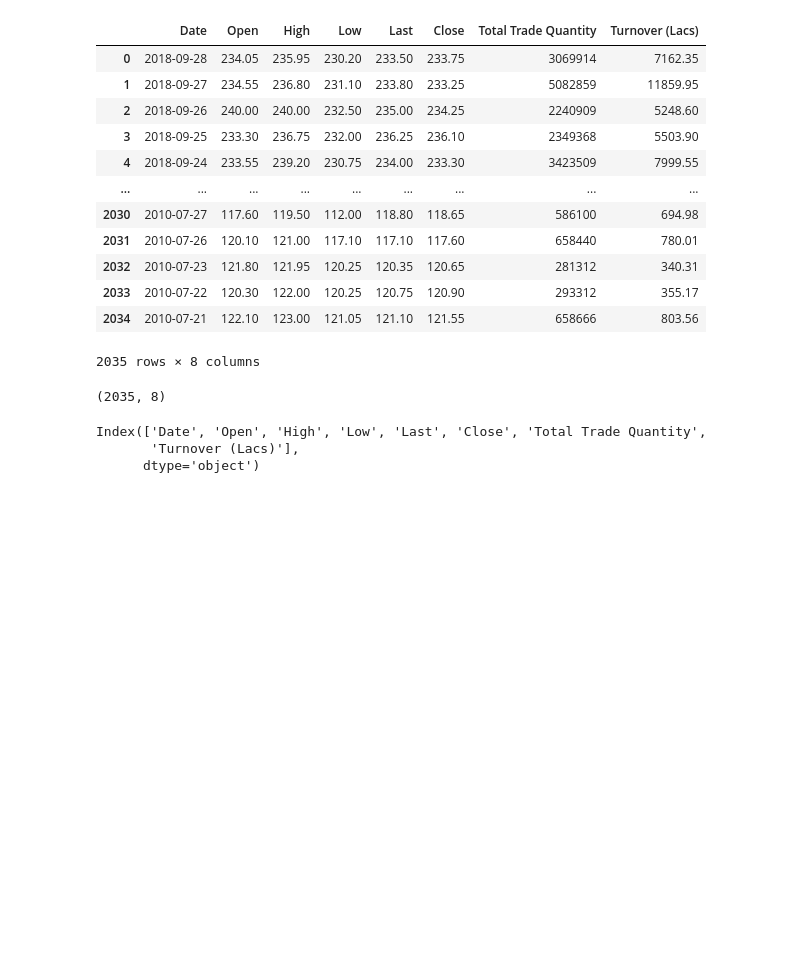
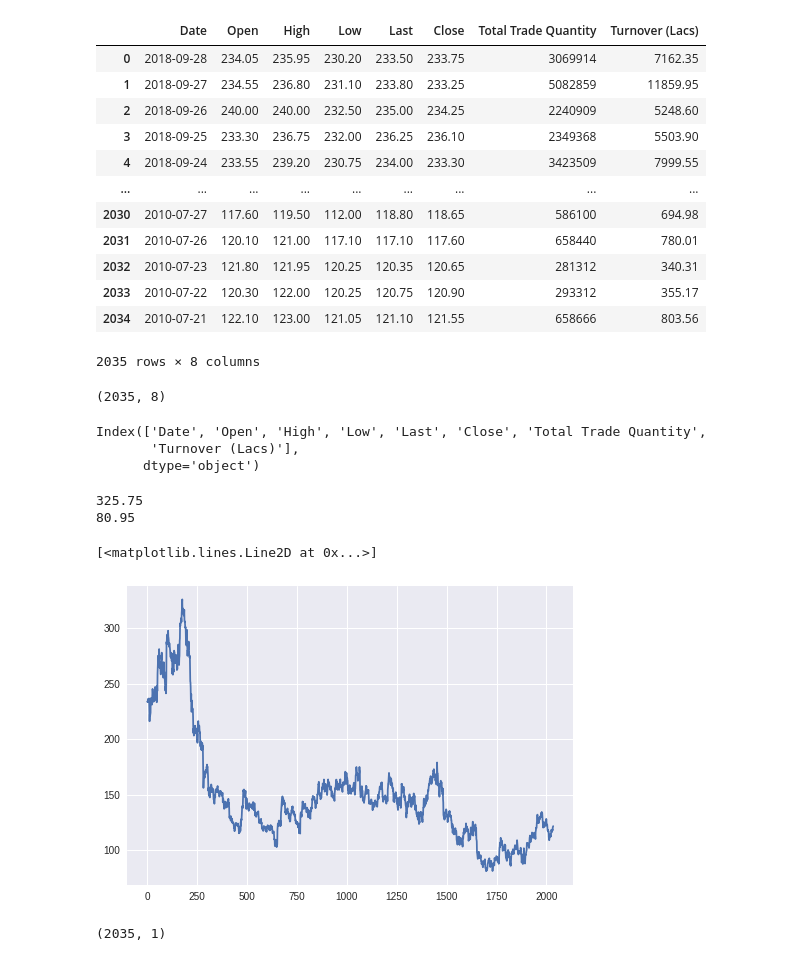
Before and after one commit to aman-singanamala/LGM-TASKS, a Jupyter notebook: Task-3/file.ipynb, the cells around one changed output. Drawn from its saved outputs; the diff is of its cells as text; code cells hidden in the pictures; blank space fills up the shorter version.

```diff
--- a/Task-3/file.ipynb
+++ b/Task-3/file.ipynb
@@ -30,3 +40,24 @@ print(df.columns)
 Index(['Date', 'Open', 'High', 'Low', 'Last', 'Close', 'Total Trade Quantity',
        'Turnover (Lacs)'],
       dtype='object')
+# %%
+df_close=df["Close"]
+print(max(df_close))
+print(min(df_close))
+# %% [output]
+325.75
+80.95
+# %%
+plt.style.use("seaborn")
+plt.plot(df_close)
+# %% [output]
+[<matplotlib.lines.Line2D at 0x...>]
+[figure, added]
+# %%
+scaler= MinMaxScaler(
+    feature_range=(0,1)
+)
+df_close= scaler.fit_transform(np.array(df_close).reshape(-1,1))
+print(df_close.shape)
+# %% [output]
+(2035, 1)
```
Also changed, not shown: parts of 8 cells of this notebook, 3 other files.
